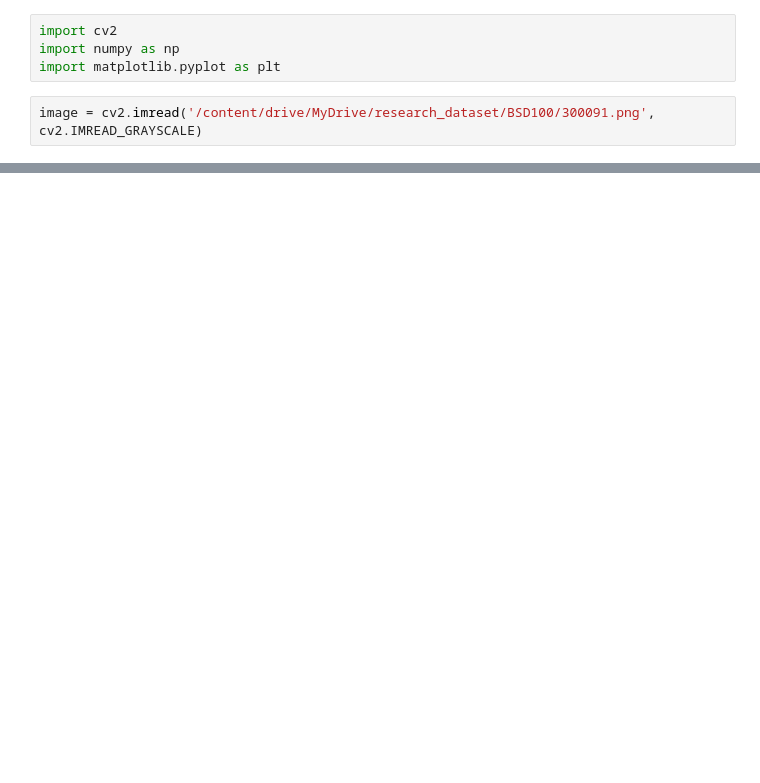
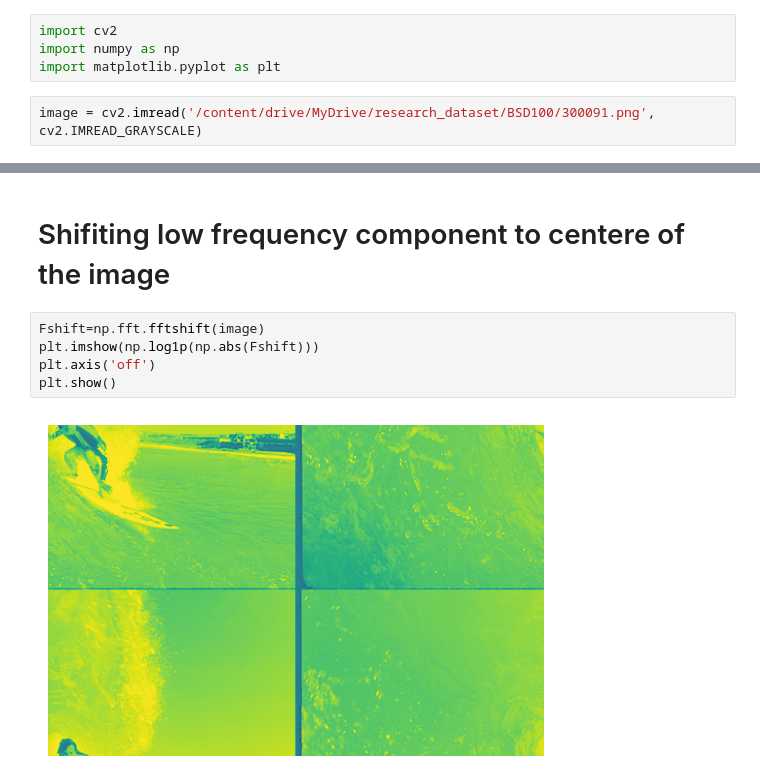
Before and after one commit to Aleena24/Computer-Vision, a Jupyter notebook: lab5_low_high_pass_filter.ipynb, the cells around one changed output, grey strips where cells are left out. Drawn from its saved outputs; the diff is of its cells as text; blank space fills up the shorter version.

```diff
--- a/lab5_low_high_pass_filter.ipynb
+++ b/lab5_low_high_pass_filter.ipynb
@@ -8,0 +21,9 @@ image = cv2.imread('/content/drive/MyDrive/research_dataset/BSD100/300091.png',
+# %% [markdown]
+# Shifiting low frequency component to centere of the image
+# %%
+Fshift=np.fft.fftshift(image)
+plt.imshow(np.log1p(np.abs(Fshift)))
+plt.axis('off')
+plt.show()
+# %% [output]
+[figure, added]
```
Also changed, not shown: parts of 28 cells of this notebook.
